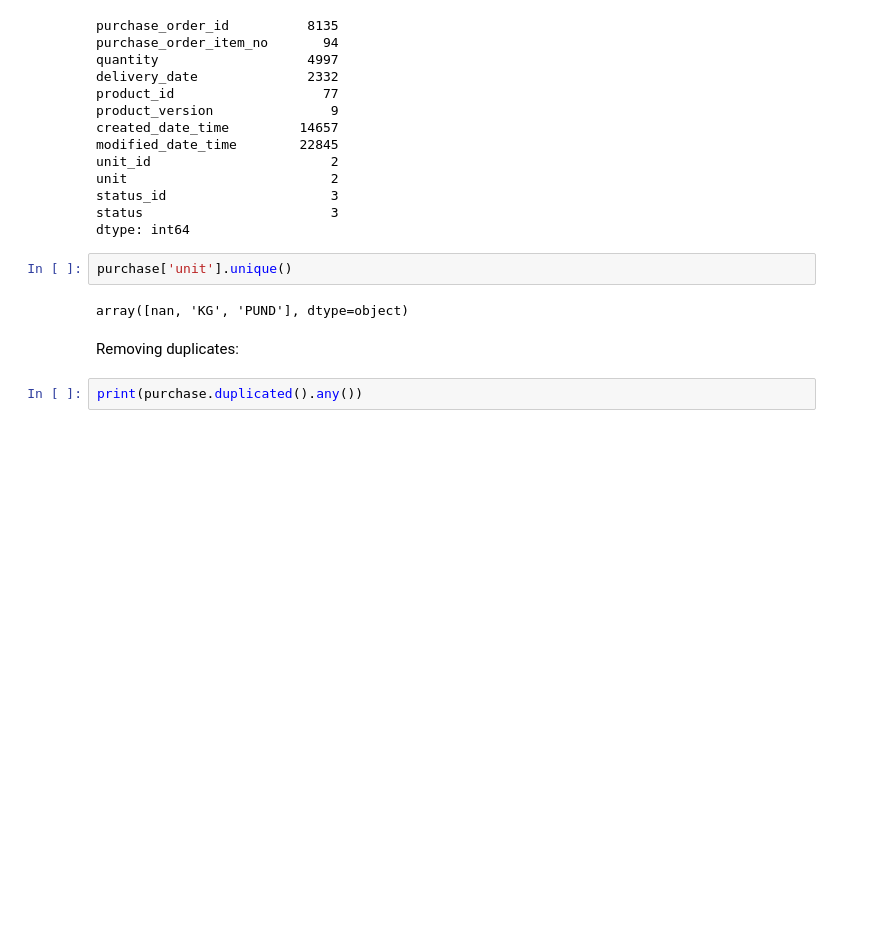
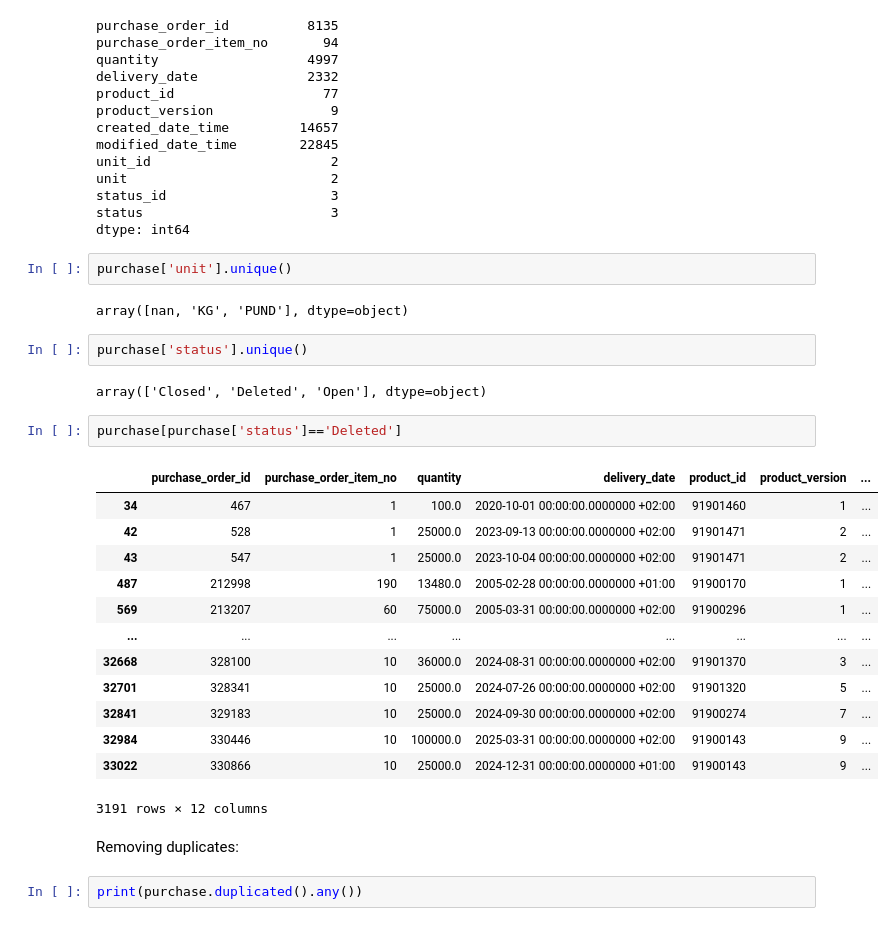
Before and after one commit to celasa/ml_group21, a Jupyter notebook: celina/data_prep_purchase.ipynb, the cells around one changed output. Cells and saved outputs as stored; diff of their text form; blank space fills up the shorter version.

```diff
--- a/celina/data_prep_purchase.ipynb
+++ b/celina/data_prep_purchase.ipynb
@@ -65,6 +69,26 @@ dtype: int64
 purchase['unit'].unique()
 # %% [output]
 array([nan, 'KG', 'PUND'], dtype=object)
+# %%
+purchase['status'].unique()
+# %% [output]
+array(['Closed', 'Deleted', 'Open'], dtype=object)
+# %%
+purchase[purchase['status']=='Deleted']
+# %% [output]
+|  | purchase_order_id | purchase_order_item_no | quantity | delivery_date | product_id | product_version | ... |
+| 34 | 467 | 1 | 100.0 | 2020-10-01 00:00:00.0000000 +02:00 | 91901460 | 1 | ... |
+| 42 | 528 | 1 | 25000.0 | 2023-09-13 00:00:00.0000000 +02:00 | 91901471 | 2 | ... |
+| 43 | 547 | 1 | 25000.0 | 2023-10-04 00:00:00.0000000 +02:00 | 91901471 | 2 | ... |
+| 487 | 212998 | 190 | 13480.0 | 2005-02-28 00:00:00.0000000 +01:00 | 91900170 | 1 | ... |
+| 569 | 213207 | 60 | 75000.0 | 2005-03-31 00:00:00.0000000 +02:00 | 91900296 | 1 | ... |
+| ... | ... | ... | ... | ... | ... | ... | ... |
+| 32668 | 328100 | 10 | 36000.0 | 2024-08-31 00:00:00.0000000 +02:00 | 91901370 | 3 | ... |
+| 32701 | 328341 | 10 | 25000.0 | 2024-07-26 00:00:00.0000000 +02:00 | 91901320 | 5 | ... |
+| 32841 | 329183 | 10 | 25000.0 | 2024-09-30 00:00:00.0000000 +02:00 | 91900274 | 7 | ... |
+| 32984 | 330446 | 10 | 100000.0 | 2025-03-31 00:00:00.0000000 +02:00 | 91900143 | 9 | ... |
+| 33022 | 330866 | 10 | 25000.0 | 2024-12-31 00:00:00.0000000 +01:00 | 91900143 | 9 | ... |
+3191 rows × 12 columns
 # %% [markdown]
 Removing duplicates:
 # %%
```
Also changed, not shown: parts of 6 cells of this notebook, 2 other files.
